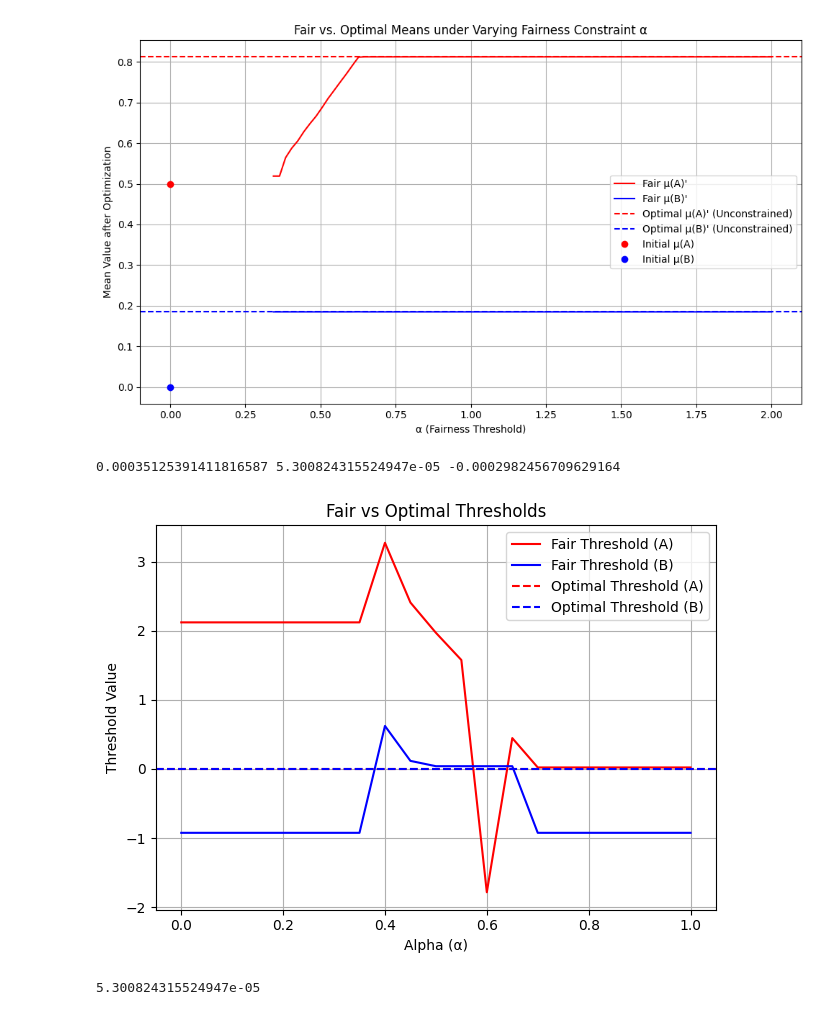
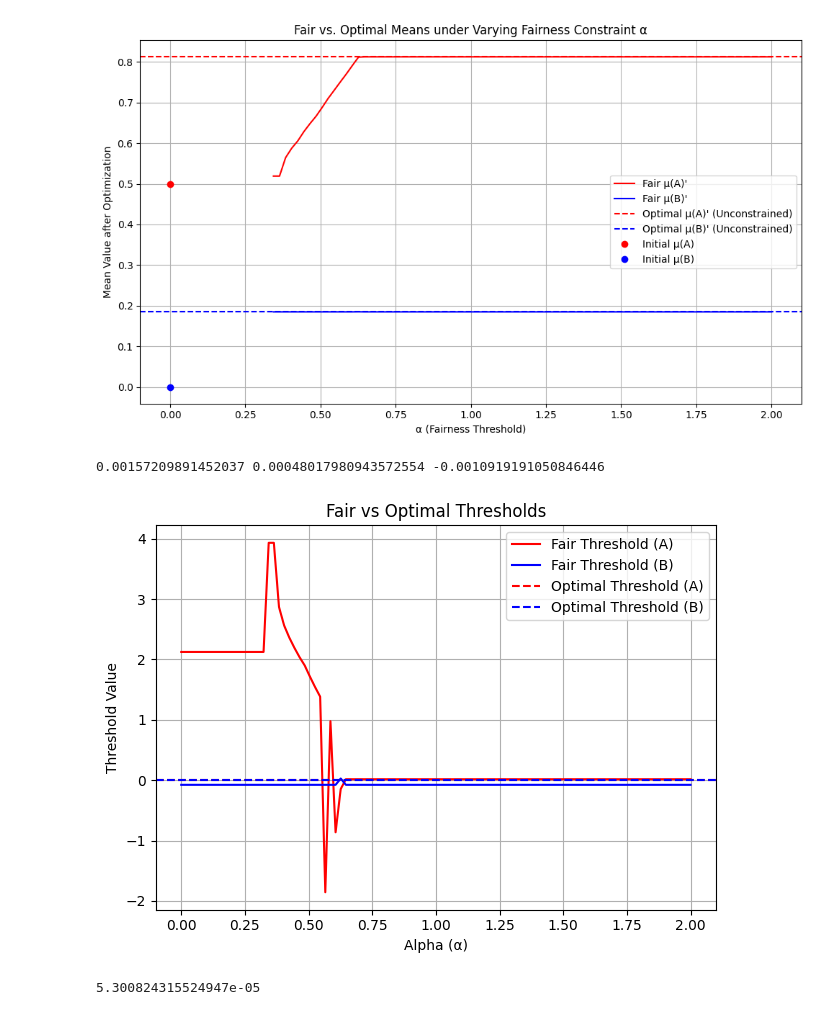
Before and after one commit to joeljins/RoAR, a Jupyter notebook: fairness.ipynb, the cells around one changed output. Drawn from its saved outputs; the diff is of its cells as text; code cells hidden in the pictures.

```diff
--- a/fairness.ipynb
+++ b/fairness.ipynb
@@ -98,7 +98,10 @@ def fair_opt_step(A, B, u_plus, u_minus, c_plus, c_minus, alpha):
     total_util = w_a * util_A + w_b * util_B
 
     # Mask utilities violating fairness constraint
+    copy = total_util.copy()
     total_util[fairness_diff > alpha] = -np.inf
+    fair_util = total_util.copy()
+    total_util = copy
 
     flat_idx = np.argmax(total_util)
     i_idx, j_idx = np.unravel_index(flat_idx, total_util.shape)
@@ -110,4 +113,4 @@ def fair_opt_step(A, B, u_plus, u_minus, c_plus, c_minus, alpha):
 
     max_util = total_util[i_idx, j_idx]
 
-    return (opt_A, opt_B, max_util, updated_samples)
+    return (opt_A, opt_B, max_util, updated_samples, total_util)
@@ -186,22 +251,24 @@ mean_b, std_b = 0, 1
 
 # Set sample size
 # Runtime for different sample sizes:
-# 1000 samples : 7s
-# 2000 samples : 32.1s
-# 3000 samples : 52.4s
-# 4000 samples : 1m 41.1s
-# 5000 samples : 2m 28.0s
+# 1000 samples, 21 alphas : 7s
+# 2000 samples, 21 alphas : 32.1s
+# 3000 samples, 21 alphas : 52.4s
+# 4000 samples, 21 alphas : 1m 41.1s
+# 5000 samples, 21 alphas : 2m 28.0s
+# 3000 samples, 100 alphas : 4m 46.3s
+# 5000 samples, 100 alphas : 11m+
 
-sample_size = 5000
+sample_size = 3000
 
 # Generate samples from normal distributions
 np.random.seed(1)
 a = np.random.normal(mean_a, std_a, sample_size)
 b = np.random.normal(mean_b, std_b, sample_size)
 
-# Define x values
-alpha_min, alpha_max = 0, 1
-alphas = np.linspace(alpha_min, alpha_max, num=21)
+# Range of alpha values to test
+alpha_min, alpha_max = 0, 2
+alphas = np.linspace(alpha_min, alpha_max, num=100)
 
 x = []
 y1 = []
@@ -212,35 +279,35 @@ y4 = opt_step(b, 1, -1, 1, -1)[1]
 for i in alphas:
     results = fair_opt_step(a, b, 1, -1, 1, -1, alpha=i)
     if results[0] is not None and results[1] is not None:
 
         # Only store results if the fairness constraint is satisfied
         if np.abs(np.mean(A) - np.mean(B)) > alpha:
             continue
 
         x.append(i)
         y1.append(results[0])
         y2.append(results[1])
     '''
     else:
         x1.append(i)
         y1.append(-1)
         y2.append(-1)
     '''
 print(y3, y4, y4-y3)
 plt.plot(x, y1, label="Fair Threshold (A)", color='red')
 plt.plot(x, y2, label="Fair Threshold (B)", color='blue')
 plt.axhline(y3, color='red', linestyle='--', label='Optimal Threshold (A)')
 plt.axhline(y4, color='blue', linestyle='--', label='Optimal Threshold (B)')
 
 plt.title("Fair vs Optimal Thresholds")
 plt.xlabel("Alpha (α)")
 plt.ylabel("Threshold Value")
 plt.legend()
 plt.grid(True)
 plt.tight_layout()
 # %% [output]
-0.00035125391411816587 5.300824315524947e-05 -0.0002982456709629164
+0.00157209891452037 0.00048017980943572554 -0.0010919191050846446
-[figure, old version]
+[figure, new version]
 # %%
 print(y4)
 # %% [output]
```
Also changed, not shown: parts of 3 cells of this notebook.
